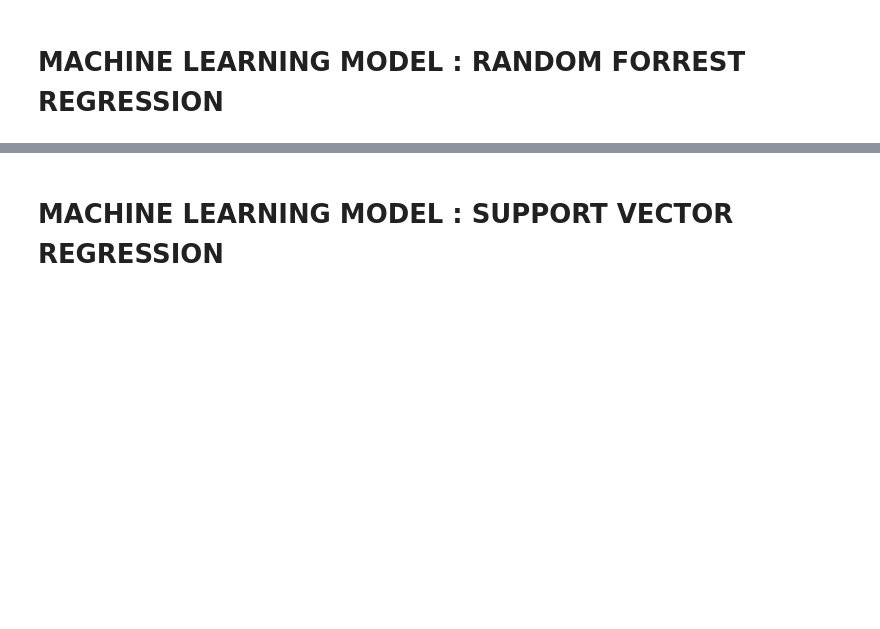
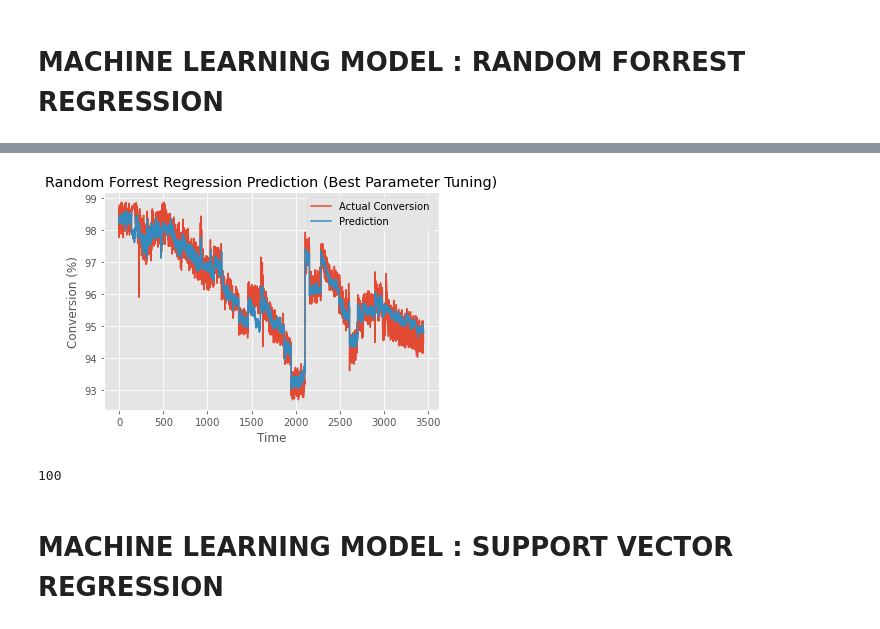
Before and after one commit to WisnuHanif/reactor_data, a Jupyter notebook: research_data.ipynb, the cells around one changed output, grey strips where cells are left out. Saved outputs shown, nothing was run; the diff lists cells and outputs as text; code cells hidden in the pictures; blank space fills up the shorter version.

```diff
--- a/research_data.ipynb
+++ b/research_data.ipynb
@@ -177,0 +466,13 @@ print('Mean Absolute Error:', round(np.mean(errors), 2), 'degrees.')
+# %%
+# Use the random grid to search for best hyperparameters
+# First create the base model to tune
+rf = RandomForestRegressor(random_state = 42)
+# Random search of parameters, using 3 fold cross validation,
+# search across 100 different combinations, and use all available cores
+rf_random = RandomizedSearchCV(estimator=rf, param_distributions=random_grid,
+                              n_iter = 100, scoring='neg_mean_absolute_error',
+                              cv = 3, verbose=2, random_state=42, n_jobs=-1,
+                              return_train_score=True)
+
+# Fit the random search model
+rf_random.fit(train_features, train_targets);
@@ -177,0 +519,4 @@ print('Mean Absolute Error:', round(np.mean(errors), 2), 'degrees.')
+# %%
+best_random = rf_random.best_estimator_
+best_pred = best_random.predict(test_features)
+best_pred
@@ -178,3 +553,21 @@ print('Mean Absolute Error:', round(np.mean(errors), 2), 'degrees.')
+# %%
+#Plot actual vs prediction
+with plt.style.context('ggplot'):
+    plt.figure()
+    plt.plot(test_targets, label = "Actual Conversion")
+    plt.plot(best_pred, label = "Prediction")
+    plt.title('Random Forrest Regression Prediction (Best Parameter Tuning)')
+    plt.xlabel('Time')
+    plt.ylabel('Conversion (%)')
+    plt.legend(loc='best')
+    plt.show()
+# %% [output]
+[figure, added]
+# %%
+train_scores = rf_random.cv_results_['mean_train_score']
+len(train_scores)
+# %% [output]
+100
 # %% [markdown]
 # MACHINE LEARNING MODEL : SUPPORT VECTOR REGRESSION
 # %%
```
Also changed, not shown: parts of 65 cells of this notebook.
